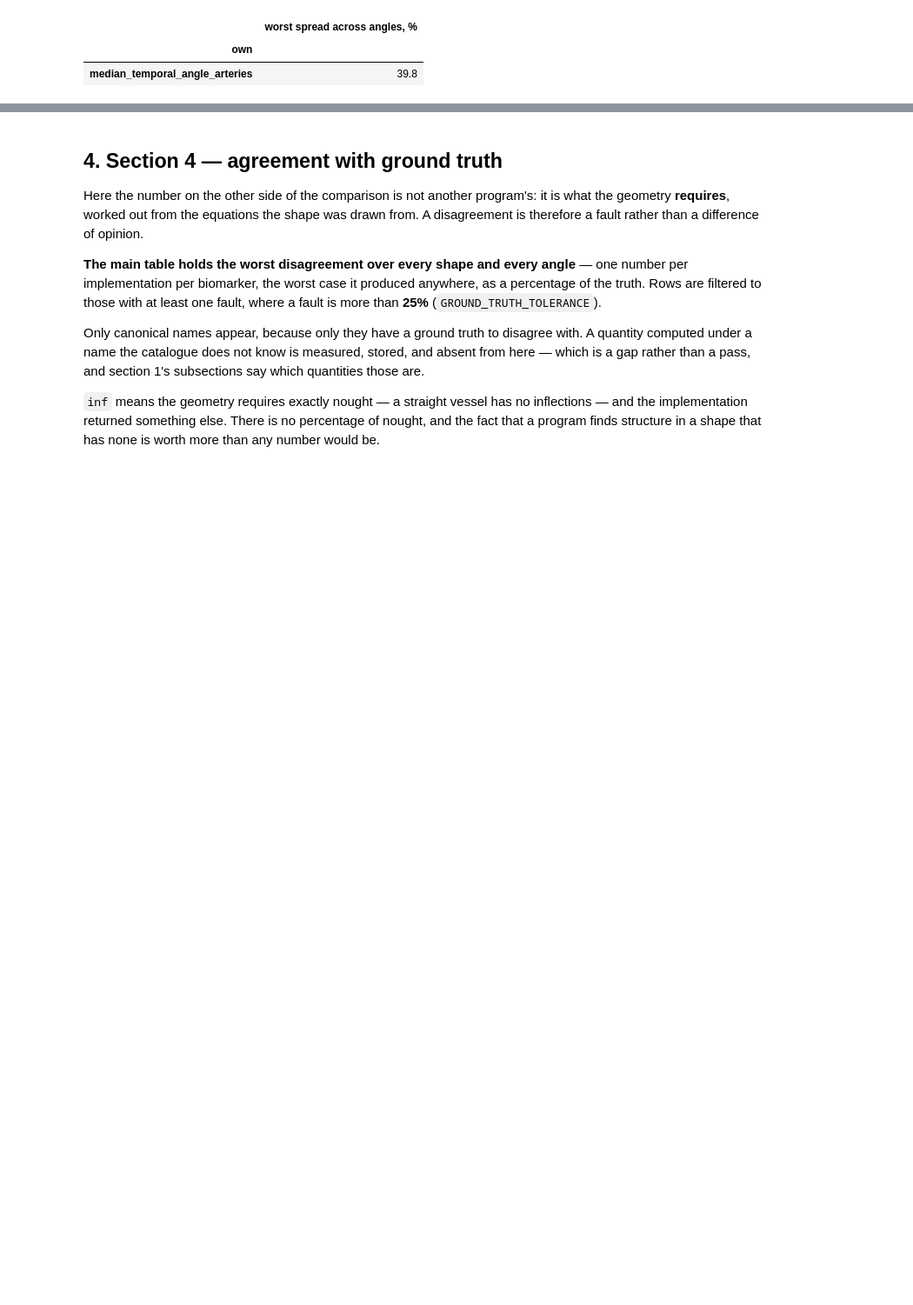
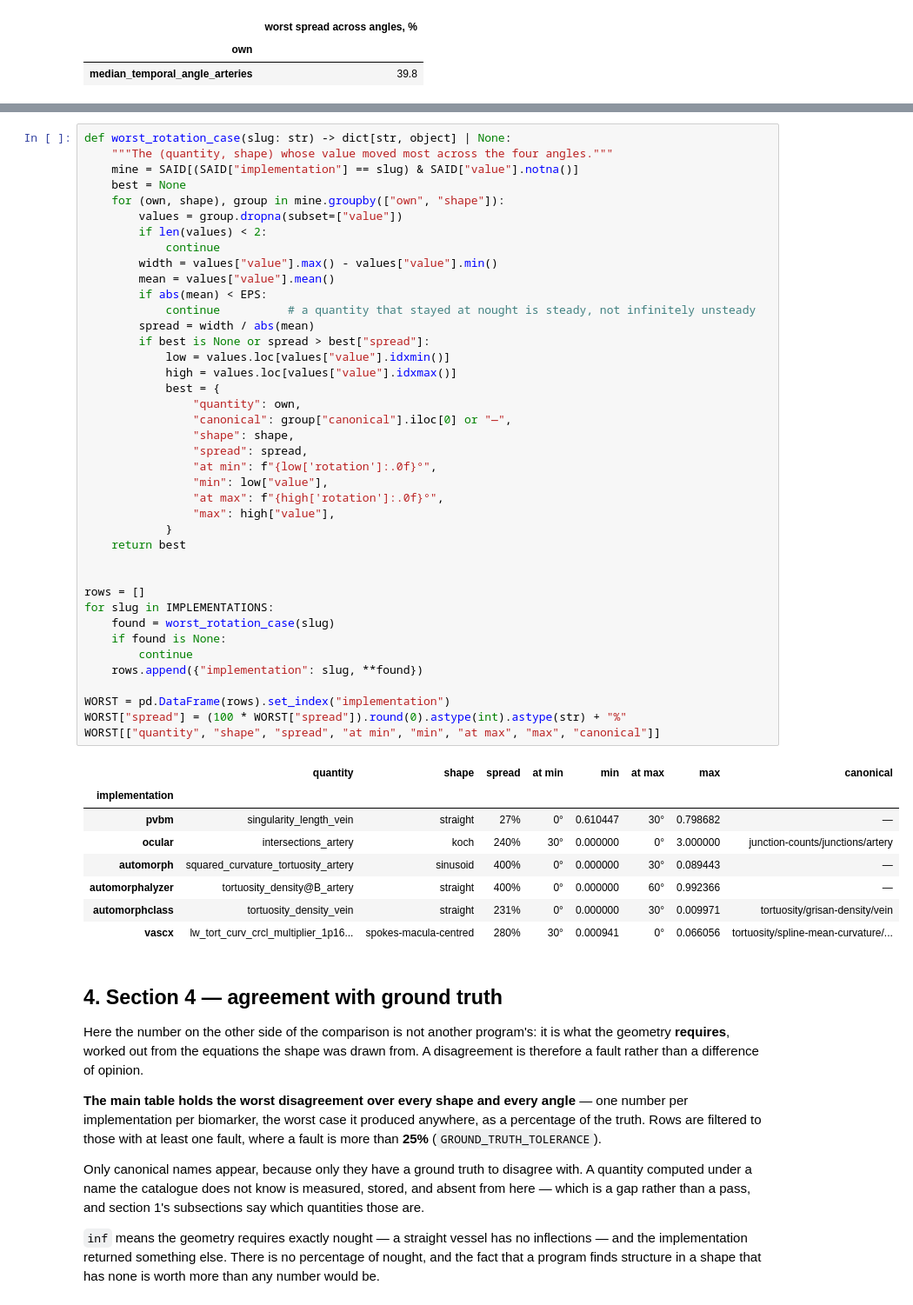
Before and after one commit to staskh/fundus-atlas, a Jupyter notebook: notebooks/biomarker-synthetic.ipynb, the cells around one changed output, grey strips where cells are left out. Shown at 87% size. Cells and saved outputs as stored; diff of their text form; blank space fills up the shorter version.

```diff
--- a/notebooks/biomarker-synthetic.ipynb
+++ b/notebooks/biomarker-synthetic.ipynb
@@ -479,3 +492,52 @@ for number, slug in enumerate(IMPLEMENTATIONS, start=1):
+# %%
+def worst_rotation_case(slug: str) -> dict[str, object] | None:
+    """The (quantity, shape) whose value moved most across the four angles."""
+    mine = SAID[(SAID["implementation"] == slug) & SAID["value"].notna()]
+    best = None
+    for (own, shape), group in mine.groupby(["own", "shape"]):
+        values = group.dropna(subset=["value"])
+        if len(values) < 2:
+            continue
+        width = values["value"].max() - values["value"].min()
+        mean = values["value"].mean()
+        if abs(mean) < EPS:
+            continue          # a quantity that stayed at nought is steady, not infinitely unsteady
+        spread = width / abs(mean)
+        if best is None or spread > best["spread"]:
+            low = values.loc[values["value"].idxmin()]
+            high = values.loc[values["value"].idxmax()]
+            best = {
+                "quantity": own,
+                "canonical": group["canonical"].iloc[0] or "—",
+                "shape": shape,
+                "spread": spread,
+                "at min": f"{low['rotation']:.0f}°",
+                "min": low["value"],
+                "at max": f"{high['rotation']:.0f}°",
+                "max": high["value"],
+            }
+    return best
+
+
+rows = []
+for slug in IMPLEMENTATIONS:
+    found = worst_rotation_case(slug)
+    if found is None:
+        continue
+    rows.append({"implementation": slug, **found})
+
+WORST = pd.DataFrame(rows).set_index("implementation")
+WORST["spread"] = (100 * WORST["spread"]).round(0).astype(int).astype(str) + "%"
+WORST[["quantity", "shape", "spread", "at min", "min", "at max", "max", "canonical"]]
+# %% [output]
+|  | quantity | shape | spread | at min | min | at max | max | canonical |
+| implementation |  |  |  |  |  |  |  |  |
+| pvbm | singularity_length_vein | straight | 27% | 0° | 0.610447 | 30° | 0.798682 | — |
+| ocular | intersections_artery | koch | 240% | 30° | 0.000000 | 0° | 3.000000 | junction-counts/junctions/artery |
+| automorph | squared_curvature_tortuosity_artery | sinusoid | 400% | 0° | 0.000000 | 30° | 0.089443 | — |
+| automorphalyzer | tortuosity_density@B_artery | straight | 400% | 0° | 0.000000 | 60° | 0.992366 | — |
+| automorphclass | tortuosity_density_vein | straight | 231% | 0° | 0.000000 | 30° | 0.009971 | tortuosity/grisan-density/vein |
+| vascx | lw_tort_curv_crcl_multiplier_1p16... | spokes-macula-centred | 280% | 30° | 0.000941 | 0° | 0.066056 | tortuosity/spline-mean-curvature/... |
 # %% [markdown]
 ## 4. Section 4 — agreement with ground truth
 
```
Also changed, not shown: parts of 2 cells of this notebook, 1 other file.
